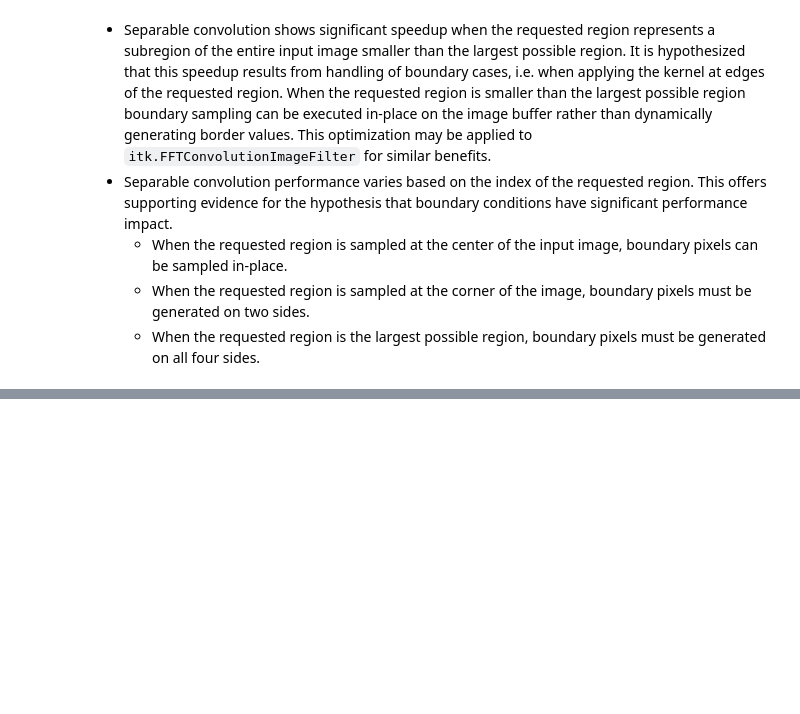
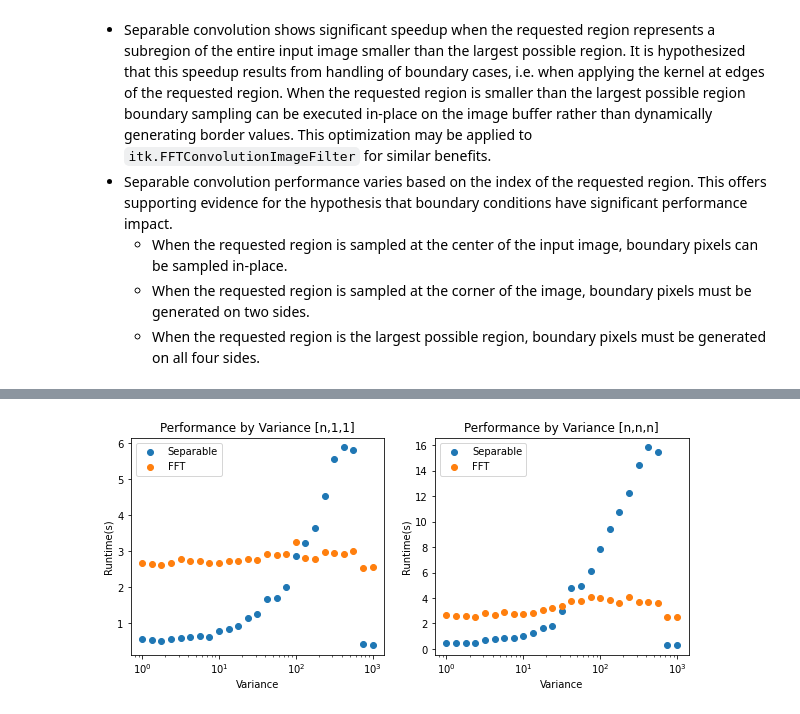
Before and after one commit to InsightSoftwareConsortium/ITKVkFFTBackend, a Jupyter notebook: example/GaussianBlurBenchmark.ipynb, the cells around one changed output, grey strips where cells are left out. Cells and saved outputs as stored; diff of their text form; code cells hidden in the pictures; blank space fills up the shorter version.

Commit message:
ENH: Benchmark FFT Gaussian blurring with different kernel sizes

```diff
--- a/example/GaussianBlurBenchmark.ipynb
+++ b/example/GaussianBlurBenchmark.ipynb
@@ -272,0 +303,4 @@ plt.show()
+# %%
+image_len = 400
+kernel_variance = np.logspace(0, 3, num=25)
+variance_dimensions = [1, 3]  # Variance is set as either [val,1,1] or [val,val,val]
@@ -272,0 +334,40 @@ plt.show()
+# %%
+separable_type = itk.DiscreteGaussianImageFilter[type(image), type(image)]
+fft_type = itk.FFTDiscreteGaussianImageFilter[type(image), type(image)]
+
+radius = list()
+kernel_data = np.zeros([2, len(kernel_variance), 2])
+separable_times = list()
+fft_times = list()
+
+for variance in kernel_variance:
+    radius.append(get_kernel_radius(variance, 0))
+
+for dim_idx, variance_dimension in enumerate(variance_dimensions):
+    for var_idx, variance in enumerate(tqdm(kernel_variance)):
+        kernel_data[dim_idx, var_idx, SMOOTHING.SEPARABLE.value] = run_smoothing_filter(
+            separable_type, image_len, variance, variance_dimension
+        )
+        kernel_data[dim_idx, var_idx, SMOOTHING.FFT.value] = run_smoothing_filter(
+            fft_type, image_len, variance, variance_dimension
+        )
+# %%
+fig, axs = plt.subplots(ncols=2, figsize=(10, 4))
+
+for variance_dim_idx, smoothing_type_idx in itertools.product(range(2), range(2)):
+    axs[variance_dim_idx].scatter(
+        kernel_variance, kernel_data[variance_dim_idx, :, smoothing_type_idx]
+    )
+
+for ax in axs:
+    ax.set_xscale("log")
+    ax.set_xlabel("Variance")
+    ax.set_ylabel("Runtime(s)")
+    ax.legend(["Separable", "FFT"])
+
+axs[0].set_title("Performance by Variance [n,1,1]")
+axs[1].set_title("Performance by Variance [n,n,n]")
+
+plt.show()
+# %% [output]
+[figure, added]
```
Also changed, not shown: parts of 11 cells of this notebook.
